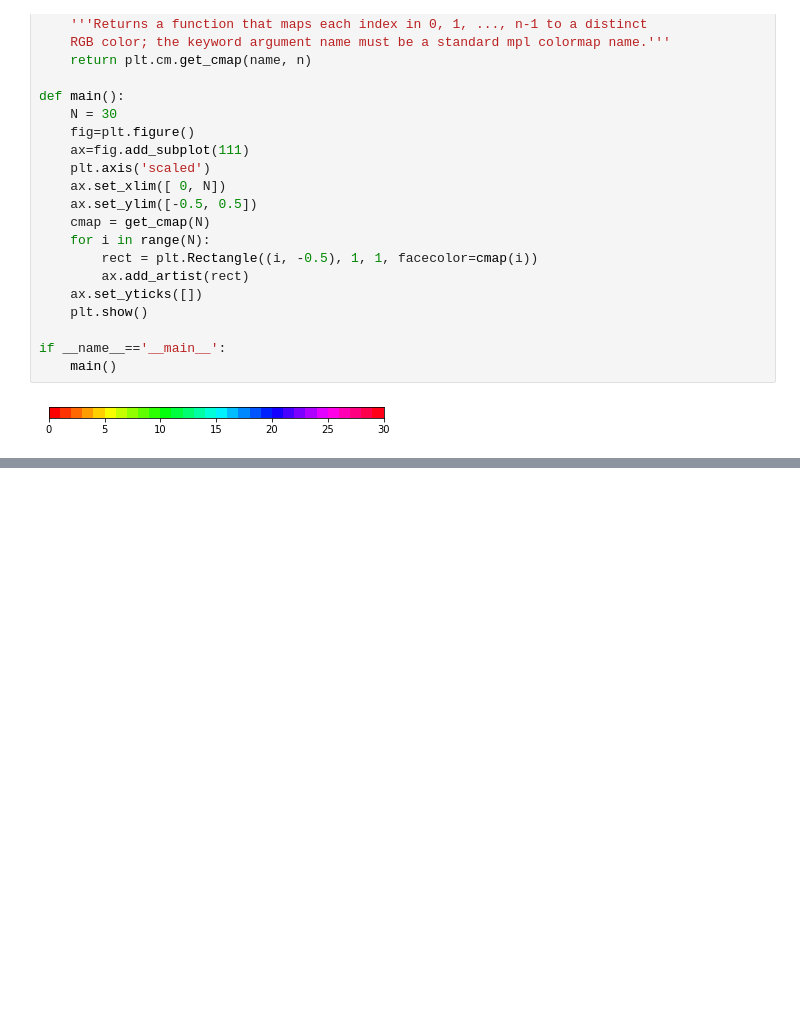
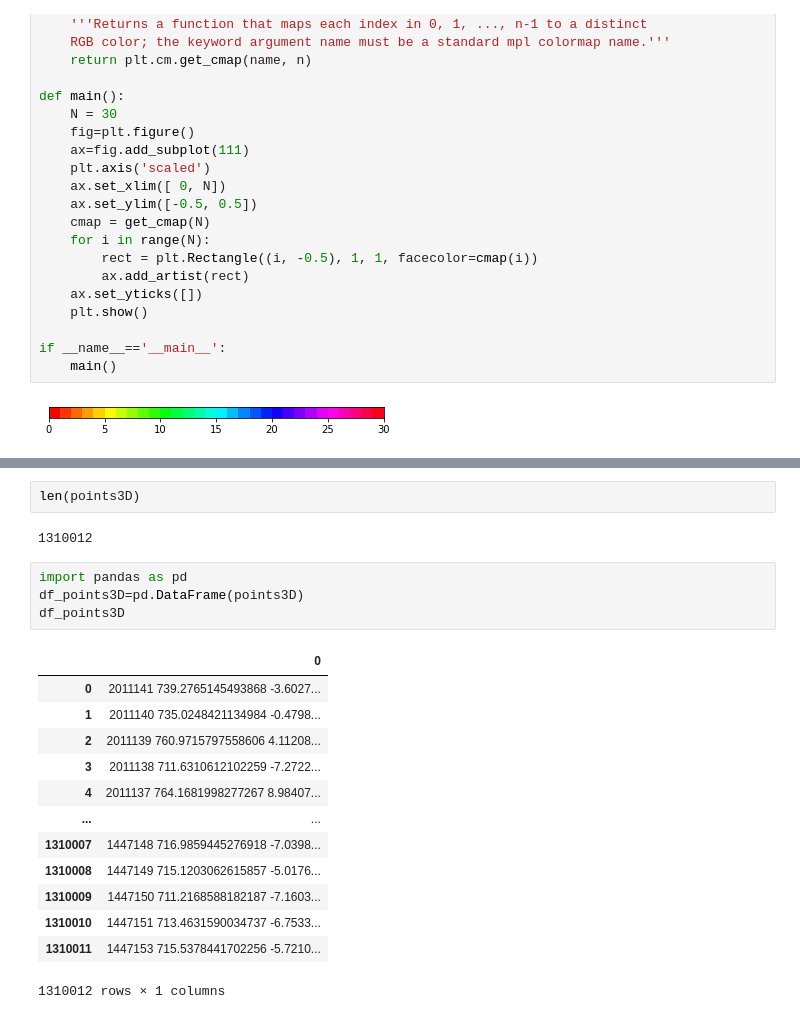
Before and after one commit to engineerjkk/MakingVoxels, a Jupyter notebook: 3dplot.ipynb, the cells around one changed output, grey strips where cells are left out. Cells and saved outputs as stored; diff of their text form; blank space fills up the shorter version.

```diff
--- a/3dplot.ipynb
+++ b/3dplot.ipynb
@@ -351,0 +315,22 @@ plt.show()
+# %%
+len(points3D)
+# %% [output]
+1310012
+# %%
+import pandas as pd
+df_points3D=pd.DataFrame(points3D)
+df_points3D
+# %% [output]
+|  | 0 |
+| 0 | 2011141 739.2765145493868 -3.6027... |
+| 1 | 2011140 735.0248421134984 -0.4798... |
+| 2 | 2011139 760.9715797558606 4.11208... |
+| 3 | 2011138 711.6310612102259 -7.2722... |
+| 4 | 2011137 764.1681998277267 8.98407... |
+| ... | ... |
+| 1310007 | 1447148 716.9859445276918 -7.0398... |
+| 1310008 | 1447149 715.1203062615857 -5.0176... |
+| 1310009 | 1447150 711.2168588182187 -7.1603... |
+| 1310010 | 1447151 713.4631590034737 -6.7533... |
+| 1310011 | 1447153 715.5378441702256 -5.7210... |
+1310012 rows × 1 columns
```
Also changed, not shown: parts of 18 cells of this notebook, 1 other file.
